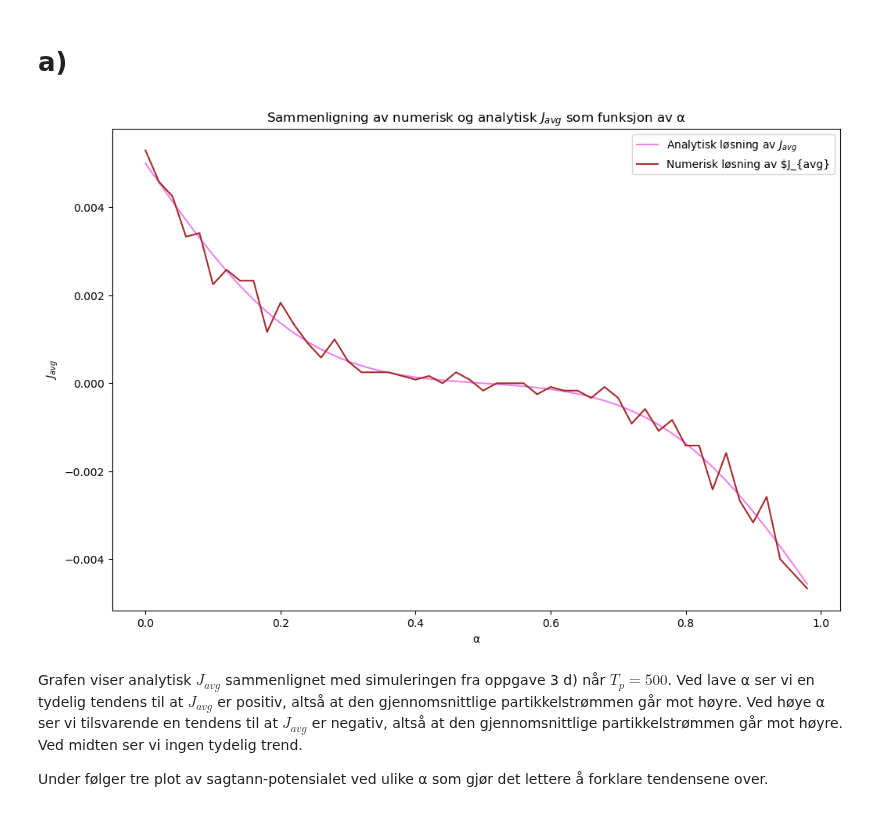
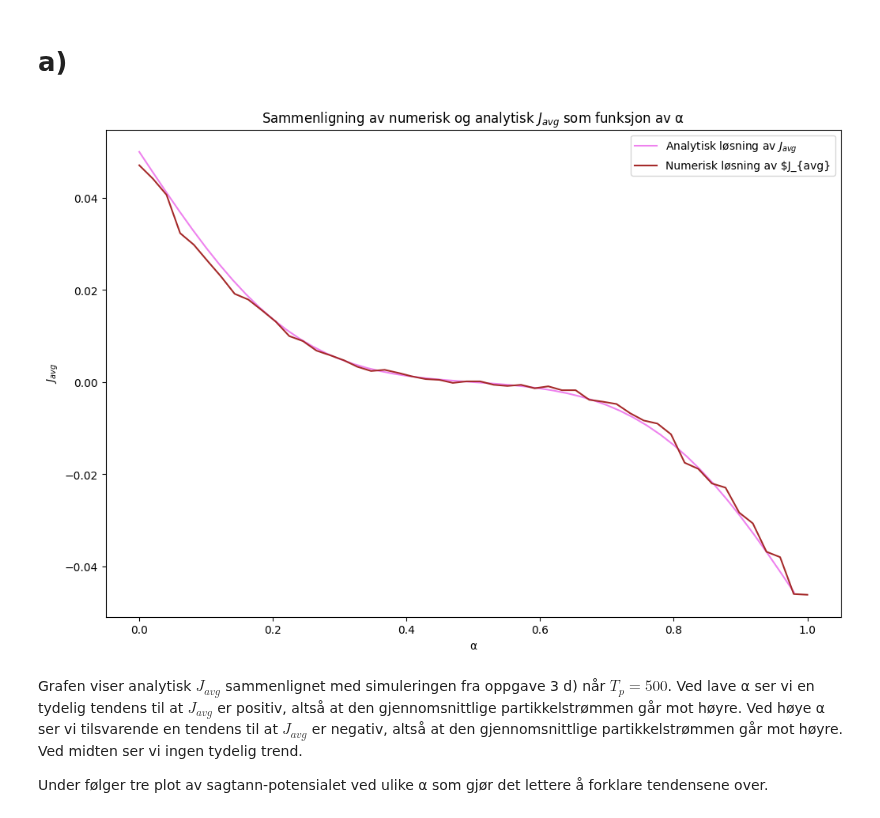
Before and after one commit to marieke-vaske/VitBer-BioFys, a Jupyter notebook: Prosjekt - oppgave 4.ipynb, the cells around one changed output. Drawn from its saved outputs; the diff is of its cells as text; code cells hidden in the pictures.

```diff
--- a/Prosjekt - oppgave 4.ipynb
+++ b/Prosjekt - oppgave 4.ipynb
@@ -107,49 +104,44 @@ def sim2(T_p, N_x, x_start, alpha):
 # Kode hentet fra 3d:
 
 T_p = 500                       # Antall tidssteg i en tidssyklus
-N_x = 10                        # Lengde på den romlige perioden til potensialet
+N_x = 100                       # Lengde på den romlige perioden til potensialet
 number_of_particles = 12*N_x    # Med 12*N_x partikler vil det være 6 partikler for hvert heltall mellom -N_x og N_x
 timeCycle = 1                   # Antall tidssykluser
-h = 10/100                      # Steglengde
+h = 1                           # Steglengde
 
 integers = np.arange(-N_x, N_x, N_x)
 x_start = np.array([i for i in integers for _ in range(int(number_of_particles/2))])
 
-alpha = 0
-alpha_array = []
+alpha_array = np.linspace(0, 1, 50)
 
-X4_all_Tp = []
 J_avg_all_alpha2 = []
-for r in range(50):
-    alpha_array.append(alpha)
-    x4, X4, X_cycle4, J4, J_avg4 = sim2(T_p, N_x, x_start, alpha)
-    X4_all_Tp.append(X_cycle4[0])
+for alf in (alpha_array):
+    x4, X4, X_cycle4, J4, J_avg4 = sim2(T_p, N_x, x_start, alpha=alf)
     J_avg_all_alpha2.append(J_avg4[0])
-    alpha += 0.02
 
 
 D = 1/3
 T_p = 500
 N_x_analytic = 100
 alphaArray = np.arange(0, 1, 1/50)
 
 def J_avg(alpha, T_p, N_x):     # Definerer funksjon for analytisk løsning av gjennomsnittlig partikkelstrøm per tidssteg
     J = (N_x/(4*T_p))*(math.erfc((alpha*N_x/2)*np.sqrt(3/T_p)) - math.erfc(((1-alpha)*N_x/2)*np.sqrt(3/T_p)))
     return J
 
 J_analytic = []                 # Oppretter liste som skal fylles med J_avg for forskjellige alpha-verdier
 for alphaValues in alphaArray:  # Itererer gjennom alle alpha-verdiene
     J_analytic.append(J_avg(alphaValues, T_p, N_x_analytic))
 
 plt.plot(alphaArray, N_x/N_x_analytic * np.array(J_analytic), label = 'Analytisk løsning av $J_{avg}$', color = 'violet')
 plt.plot(alpha_array, J_avg_all_alpha2, label = 'Numerisk løsning av $J_{avg}', color = 'brown')
 plt.title('Sammenligning av numerisk og analytisk $J_{avg}$ som funksjon av α')
 plt.xlabel('α')
 plt.ylabel('$J_{avg}$')
 plt.legend()
 plt.show()
 # %% [output]
-[figure, old version]
+[figure, new version]
 # %% [markdown]
 Grafen viser analytisk $J_{avg}$ sammenlignet med simuleringen fra oppgave 3 d) når $T_p = 500$.
 Ved lave α ser vi en tydelig tendens til at $J_{avg}$ er positiv, altså at den gjennomsnittlige partikkelstrømmen går mot høyre.
```
Also changed, not shown: parts of 5 cells of this notebook, 1 other file.
